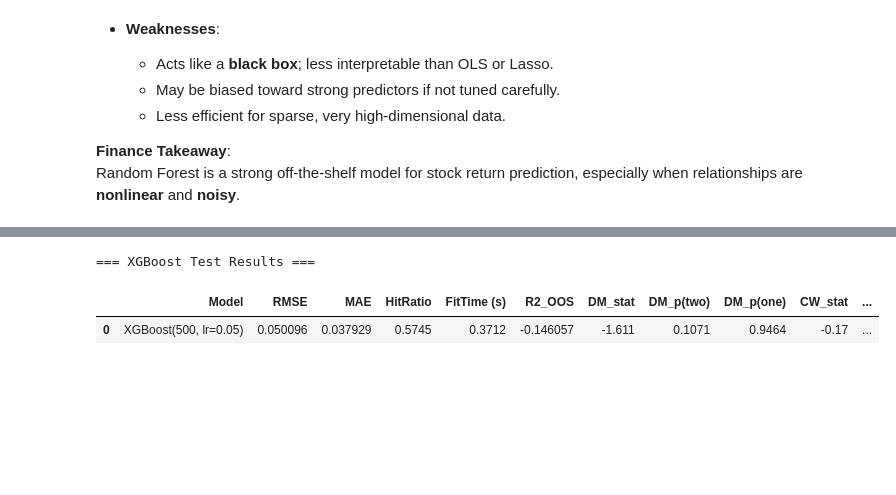
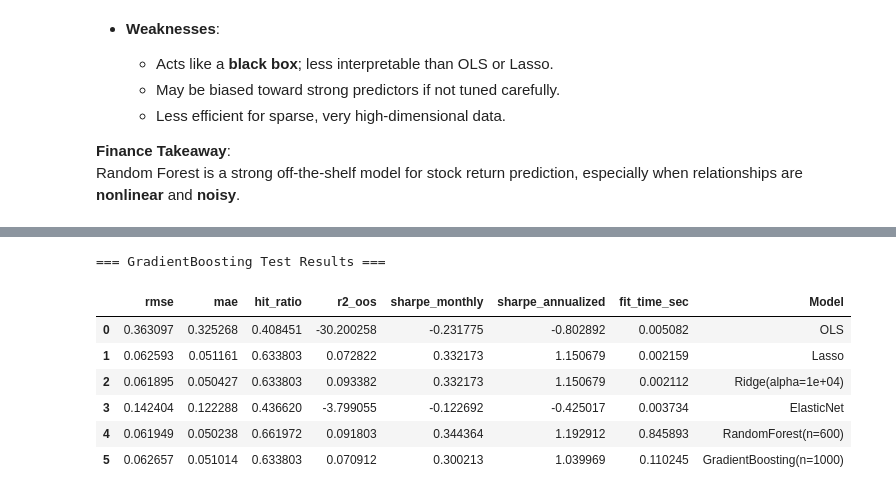
Before and after one commit to wangyouan/AIandFinance2025, a Jupyter notebook: lecture4_simple_algorithms_for_stock_return_prediction.ipynb, the cells around one changed output, grey strips where cells are left out. Drawn from its saved outputs; the diff is of its cells as text; code cells hidden in the pictures; blank space fills up the shorter version.

```diff
--- a/lecture4_simple_algorithms_for_stock_return_prediction.ipynb
+++ b/lecture4_simple_algorithms_for_stock_return_prediction.ipynb
@@ -468,7 +395,0 @@ Test : 2018-01-31 00:00:00 ~ 2020-11-30 00:00:00 123655
-# %%
-X = df_model[feature_cols].to_numpy(dtype='float64')
-y = df_model['excess_ret_fwd1'].to_numpy(dtype='float64')
-
-# 2) Standardize features (recommended for linear models)
-scaler = StandardScaler()
-X_std = scaler.fit_transform(X)
@@ -933,18 +814,23 @@ term_spread      -0.0
 # 1) Choose alpha via CV
 alphas = np.logspace(-4, 4, 50)  # from 1e-4 to 1e4
 ridge_cv = RidgeCV(alphas=alphas, store_cv_values=False)
-ridge_cv.fit(X_train_std, y_train)
+ridge_cv.fit(X_train_linear, y_train)
 best_alpha = float(ridge_cv.alpha_)
 print(f"[RidgeCV] best alpha = {best_alpha:.6g}")
 
 # 4) Refit Ridge with best alpha
 ridge = Ridge(alpha=best_alpha, fit_intercept=True, random_state=42)
-ridge_results, ridge_model = evaluate_model(
-    ridge, X_train_std, y_train, X_test_std, y_test, model_name=f"Ridge(alpha={best_alpha:.3g})", hac_lag=0
+ridge_results = evaluate_model(
+    ridge, X_train_linear, y_train, X_test_linear, y_test,
 )
 
+all_result_df.loc[all_result_df.shape[0]] = {
+    **ridge_results['metrics'],
+    'Model': f"Ridge(alpha={best_alpha:.3g})"
+}
+
 print("=== Ridge Test Results ===")
-display(ridge_results)
+display(all_result_df)
 # %% [output]
 [RidgeCV] best alpha = 10000
 === Ridge Test Results ===
@@ -1168,30 +1116,34 @@ Both are strong choices for **stock return prediction**.
 # %%
-# === XGBoost Regression ===
-# 1) Define model (robust classroom defaults)
-xgb = XGBRegressor(
-    n_estimators=500,
-    learning_rate=0.05,
-    max_depth=6,
+gbr = GradientBoostingRegressor(
+    n_estimators=1000,
+    learning_rate=0.02,
+    max_depth=3,
+    min_samples_leaf=8,
     subsample=0.8,
-    colsample_bytree=0.8,
-    reg_lambda=1.0,           # L2
-    reg_alpha=0.0,            # L1 (set >0 to encourage sparsity)
-    objective="reg:squarederror",
-    n_jobs=-1,
-    random_state=42,
-    tree_method="hist"        # fast & memory-efficient
+    max_features=None,
+    validation_fraction=0.2,
+    n_iter_no_change=50,
+    random_state=42
 )
 
-# 2) Fit & evaluate
-xgb_results, xgb_model = evaluate_model(
-    xgb, X_train, y_train, X_test, y_test, model_name="XGBoost(500, lr=0.05)"
-)
+gbr_results = evaluate_model(
+    gbr, X_train_tree, y_train, X_test_tree, y_test)
 
-print("=== XGBoost Test Results ===")
-display(xgb_results)
+all_result_df.loc[all_result_df.shape[0]] = {
+    **gbr_results['metrics'],
+    'Model': f"GradientBoosting(n=1000)"
+}
+
+print("=== GradientBoosting Test Results ===")
+display(all_result_df)
 # %% [output]
-=== XGBoost Test Results ===
+=== GradientBoosting Test Results ===
-|  | Model | RMSE | MAE | HitRatio | FitTime (s) | R2_OOS | DM_stat | DM_p(two) | DM_p(one) | CW_stat | ... |
-| 0 | XGBoost(500, lr=0.05) | 0.050096 | 0.037929 | 0.5745 | 0.3712 | -0.146057 | -1.611 | 0.1071 | 0.9464 | -0.17 | ... |
+|  | rmse | mae | hit_ratio | r2_oos | sharpe_monthly | sharpe_annualized | fit_time_sec | Model |
+| 0 | 0.363097 | 0.325268 | 0.408451 | -30.200258 | -0.231775 | -0.802892 | 0.005082 | OLS |
+| 1 | 0.062593 | 0.051161 | 0.633803 | 0.072822 | 0.332173 | 1.150679 | 0.002159 | Lasso |
+| 2 | 0.061895 | 0.050427 | 0.633803 | 0.093382 | 0.332173 | 1.150679 | 0.002112 | Ridge(alpha=1e+04) |
+| 3 | 0.142404 | 0.122288 | 0.436620 | -3.799055 | -0.122692 | -0.425017 | 0.003734 | ElasticNet |
+| 4 | 0.061949 | 0.050238 | 0.661972 | 0.091803 | 0.344364 | 1.192912 | 0.845893 | RandomForest(n=600) |
+| 5 | 0.062657 | 0.051014 | 0.633803 | 0.070912 | 0.300213 | 1.039969 | 0.110245 | GradientBoosting(n=1000) |
 # %%
 # 3) Feature importances
```
Also changed, not shown: parts of 50 cells of this notebook, 2 other files.
